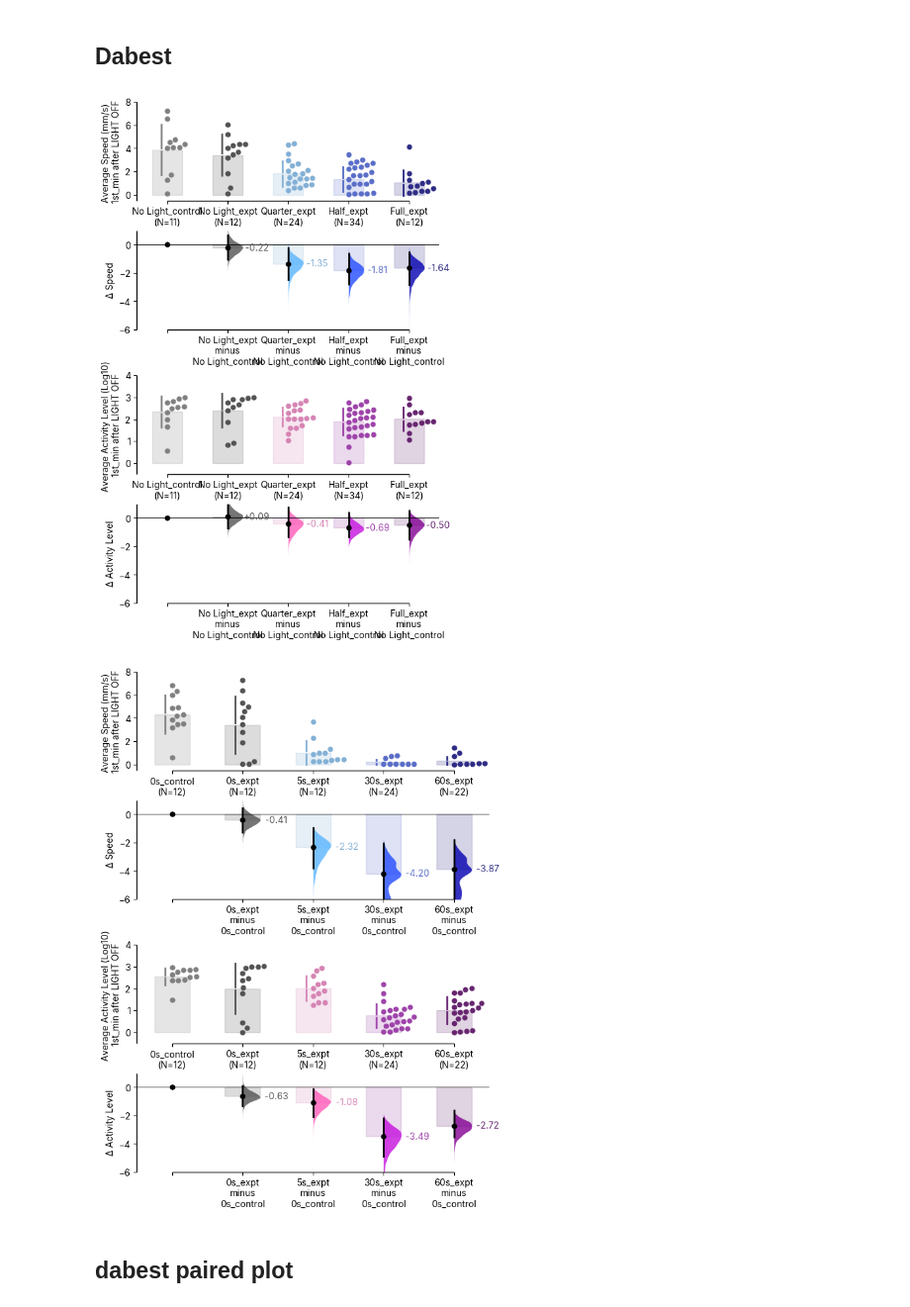
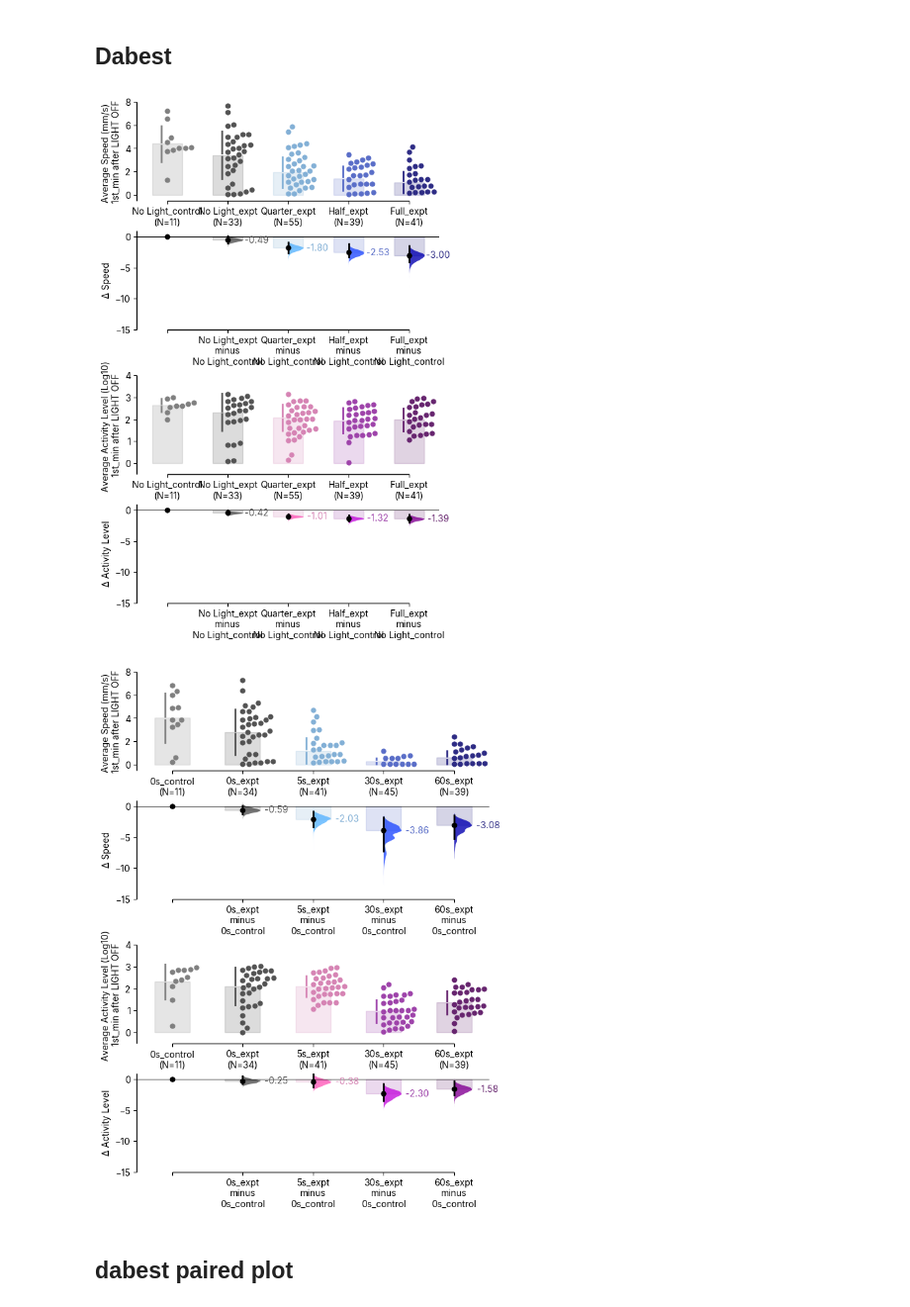
Before and after one commit to lnicole08/TrumelanOPN3, a Jupyter notebook: 3. Stacked plots.ipynb, the cells around one changed output. Shown at 99% size. Cells and saved outputs as stored; diff of their text form; code cells hidden in the pictures.

```diff
--- a/3. Stacked plots.ipynb
+++ b/3. Stacked plots.ipynb
@@ -391,9 +403,4 @@ plt.tight_layout(rect=[0, 0, 0.98, 1])
 # %%
-driver = "elav"
-responder = "eOPN3_ATR"
-#driver = "w1118"
-specifictime = 600
-
 line_colors = {
     '0s': "#333333",
     '5s': "#0072B2",
@@ -402,11 +409,13 @@ line_colors = {
 }
 
 duration_files_line = {
-    '0s': specifiedpath + driver + " x " + responder + "_0s",
+    '0s': specifiedpath + driver + " x " + responder + "_nolight",
     '5s': specifiedpath + driver + " x " + responder + "_5s",
     '30s': specifiedpath + driver + " x " + responder + "_30s",
     '60s': specifiedpath + driver + " x " + responder + "_60s",
 }
+
+split_map = {'0s': 'odd', '5s': 'odd'}
 
 rolling_window = 50
 duration_speed = {}
@@ -414,13 +423,21 @@ duration_activity = {}
 
 for label, filepath in duration_files_line.items():
     df = pd.read_csv(filepath + "_max" + str(maxtime) + "s.csv").set_index('Time (s)')
+    df = filter_dead_flies(df)
     df = df.iloc[0:(specifictime*2), :]
 
-    speed_df = df.filter(regex="^Speed").T.reset_index(drop=True)
-    activity_df = df.filter(regex="^ActivityLevel").T.reset_index(drop=True)
+    speed_cols = sorted([c for c in df.columns if c.startswith('Speed')], key=lambda c: int(c.split('_')[1]))
+    activity_cols = sorted([c for c in df.columns if c.startswith('ActivityLevel')], key=lambda c: int(c.split('_')[1]))
+    split = split_map.get(label)
+    if split == 'even':
+        speed_cols = speed_cols[1::2]
+        activity_cols = activity_cols[1::2]
+    elif split == 'odd':
+        speed_cols = speed_cols[0::2]
+        activity_cols = activity_cols[0::2]
 
-    duration_speed[label] = speed_df
-    duration_activity[label] = activity_df
+    duration_speed[label] = df[speed_cols].T.reset_index(drop=True)
+    duration_activity[label] = df[activity_cols].T.reset_index(drop=True)
 
 fig, axes = plt.subplots(1, 2, figsize=(15,3), gridspec_kw={'wspace': 0.2})
 plt.subplots_adjust(hspace=0.1)
@@ -481,5 +498,5 @@ fig.patch.set_facecolor('white')
 plt.tight_layout(rect=[0, 0, 0.98, 1])
 
 
-#plt.savefig(homecomp + "\\ACC Lab Dropbox\\ACC Lab\\Nicole Lee\\eOPN3 manuscript\\Data compilation\\Trumelan\\Trumelan images\\lineplot_duration" + driver + "_" + responder + ".svg", bbox_inches='tight')
+plt.savefig(homecomp + "\\ACC Lab Dropbox\\ACC Lab\\Nicole Lee\\eOPN3 manuscript\\Data compilation\\Trumelan\\Trumelan images\\lineplot_duration" + driver + "_" + responder + ".svg", bbox_inches='tight')
 # %% [output]
@@ -502,6 +519,7 @@ def get_phases(light_duration_s=5.0):
 
 def load_and_split(filepath, phase_slice, split=None):
     df = pd.read_csv(filepath + "_max3600s.csv").set_index('Time (s)')
+    df = filter_dead_flies(df)
     df = df.loc[phase_slice, :]
     speed_cols = sorted([c for c in df.columns if c.startswith('Speed')], key=lambda c: int(c.split('_')[1]))
     activity_cols = sorted([c for c in df.columns if c.startswith('ActivityLevel')], key=lambda c: int(c.split('_')[1]))
@@ -521,7 +539,7 @@ both_controls = "No"
 first_phase, light_on, first_min, third_min, fifth_min = get_phases(5.0)
 
 ctrl_speed_nolight, ctrl_activity_nolight = load_and_split(specifiedpath + w1118 + " x " + responder + "_0s", first_min, 'even')
-ctrl_speed_full, ctrl_activity_full = load_and_split(specifiedpath + driver + " x " + responder + "_0s", first_min, 'even')
+ctrl_speed_full, ctrl_activity_full = load_and_split(specifiedpath + driver + " x " + responder + "_nolight", first_min, 'even')
 
 if both_controls == "Yes":
     drv_speed_nolight, drv_activity_nolight = load_and_split(specifiedpath + w1118 + " x " + driver + "_ATR_0s", first_min, 'even')
@@ -535,7 +553,7 @@ all_labels = ['No Light_control', 'Full_control']
 intensity_files = {
     'Quarter_control': (specifiedpath + w1118 + " x " + responder + "_quarter_5s", None),
     'Half_control': (specifiedpath + w1118 + " x " + responder + "_half_5s", None),
-    'No Light_expt': (specifiedpath + driver + " x " + responder + "_0s", 'even'),
+    'No Light_expt': (specifiedpath + driver + " x " + responder + "_nolight", 'even'),
     'Quarter_expt': (specifiedpath + driver + " x " + responder + "_quarter_5s", None),
     'Half_expt': (specifiedpath + driver + " x " + responder + "_half_5s", None),
     'Full_expt': (specifiedpath + driver + " x " + responder + "_5s", 'even'),
@@ -559,7 +577,6 @@ import dabest
 db_speed_3 = dabest.load(df_dabest_speed, idx=(("No Light_control", "No Light_expt", "Quarter_expt",  "Half_expt", "Full_expt")))
 db_activitylevel_3 = dabest.load(df_dabest_activity, idx=(("No Light_control", "No Light_expt", "Quarter_expt",  "Half_expt", "Full_expt")))
 # %%
-
 colorpalette = ["gray", "#535353",  "#59B4FF",  "#234BFF",  "#0300B1" ]
 colorpalette_2 = ["gray", "#535353",  "#FF5BBA",  "#C510DD",  "#830094"]
 
@@ -569,26 +586,21 @@ common_style = {'fontsize_rawxlabel': 10, 'fontsize_rawylabel': 10, 'fontsize_co
 
 
 db_speed_3.hedges_g.plot(raw_label=f"Average Speed (mm/s) \n"  + str(phase) + " after LIGHT OFF", custom_palette = colorpalette,
-                              contrast_label="Î” Speed", raw_ylim=(-0.5, 8), contrast_ylim=(-6, 1),  **common_style, ax = axx[0]);
+                              contrast_label="Δ Speed", raw_ylim=(-0.5, 8), contrast_ylim=(-15, 1),  **common_style, ax = axx[0]);
 
 
 
 db_activitylevel_3.hedges_g.plot(raw_label=f"Average Activity Level (Log10) \n"  + str(phase) + " after LIGHT OFF", custom_palette = colorpalette_2,
-                              contrast_label="Î” Activity Level", raw_ylim=(-0.5, 4), contrast_ylim=(-6, 1),  **common_style, ax = axx[1]);
+                              contrast_label="Δ Activity Level", raw_ylim=(-0.5, 4), contrast_ylim=(-15, 1),  **common_style, ax = axx[1]);
 mpl.rcParams['svg.fonttype'] = 'none'
 f.savefig("D:\\ACC Lab Dropbox\\ACC Lab\\Nicole Lee\\eOPN3 manuscript\\Data compilation\\Trumelan\\Trumelan images\\dabestplots_compiledplot_" + driver + " x " + responder + ".svg",  bbox_inches='tight')
 # %% [output]
-[figure, old version]
+[figure, new version]
 # %%
-driver = "elav"
-responder = "eOPN3_ATR"
-w1118 = "w1118"
-both_controls = "No"
-
 _, _, first_min_0s, _, _ = get_phases(60)
 
 ctrl_speed_0s, ctrl_activity_0s = load_and_split(specifiedpath + w1118 + " x " + responder + "_0s", first_min_0s, 'odd')
-expt_speed_0s, expt_activity_0s = load_and_split(specifiedpath + driver + " x " + responder + "_0s", first_min_0s, 'odd')
+expt_speed_0s, expt_activity_0s = load_and_split(specifiedpath + driver + " x " + responder + "_nolight", first_min_0s, 'odd')
 
 if both_controls == "Yes":
     drv_speed_0s, drv_activity_0s = load_and_split(specifiedpath + w1118 + " x " + driver + "_ATR_0s", first_min_0s, 'odd')
@@ -628,22 +640,22 @@ db_activitylevel_2 = dabest.load(df_dabest_activity, idx=(("0s_control", "0s_exp
 # %%
 
 colorpalette = ["gray", "#535353",  "#59B4FF",  "#234BFF",  "#0300B1" ]
 colorpalette_2 = ["gray", "#535353",  "#FF5BBA",  "#C510DD",  "#830094"]
 
 f, axx = plt.subplots(2,1, figsize = (7,10))
 common_style = {'fontsize_rawxlabel': 10, 'fontsize_rawylabel': 10, 'fontsize_contrastxlabel': 10,
                 'fontsize_contrastylabel': 10, 'fontsize_delta2label': 10, 'contrast_marker_size': 5}
 
 db_speed_2.hedges_g.plot(raw_label=f"Average Speed (mm/s) \n"  + str(phase) + " after LIGHT OFF", custom_palette = colorpalette,
-                              contrast_label="Î” Speed", raw_ylim=(-0.5, 8), contrast_ylim=(-6, 1),  **common_style, ax = axx[0]);
+                              contrast_label="Δ Speed", raw_ylim=(-0.5, 8), contrast_ylim=(-15, 1),  **common_style, ax = axx[0]);
 
 db_activitylevel_2.hedges_g.plot(raw_label=f"Average Activity Level (Log10) \n"  + str(phase) + " after LIGHT OFF", custom_palette = colorpalette_2,
-                              contrast_label="Î” Activity Level", raw_ylim=(-0.5, 4), contrast_ylim=(-6, 1),  **common_style, ax = axx[1]);
+                              contrast_label="Δ Activity Level", raw_ylim=(-0.5, 4), contrast_ylim=(-15, 1),  **common_style, ax = axx[1]);
 
 mpl.rcParams['svg.fonttype'] = 'none'
 f.savefig("D:\\ACC Lab Dropbox\\ACC Lab\\Nicole Lee\\eOPN3 manuscript\\Data compilation\\Trumelan\\Trumelan images\\dabestplots_compiledplot_duration" + driver + " x " + responder + ".svg",  bbox_inches='tight')
 # %% [output]
-[figure, old version]
+[figure, new version]
 # %% [markdown]
 ## dabest paired plot
 # %%
```
Also changed, not shown: parts of 12 cells of this notebook, 2 other files.
